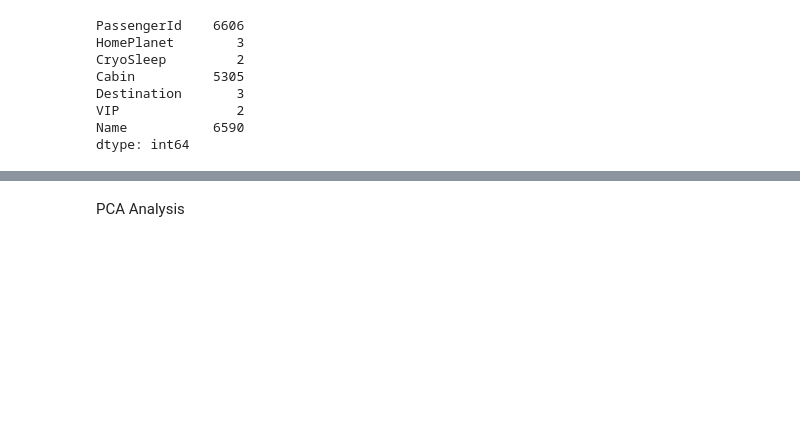
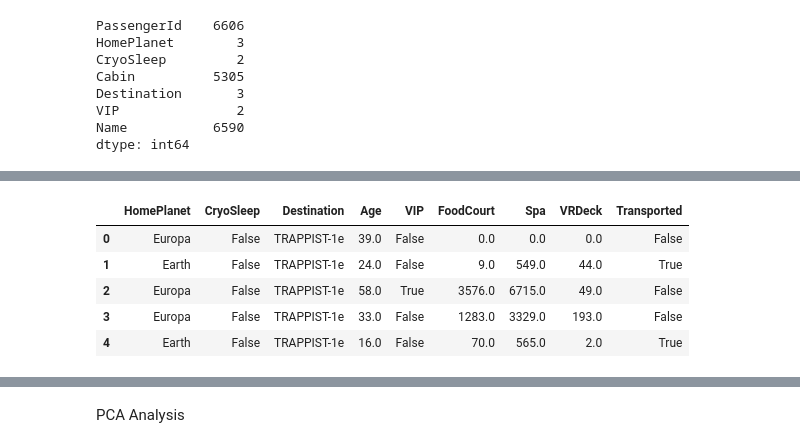
Before and after one commit to pkingGMU/spaceship-titanic, a Jupyter notebook: spaceship_titanic.ipynb, the cells around one changed output, grey strips where cells are left out. Cells and saved outputs as stored; diff of their text form; code cells hidden in the pictures; blank space fills up the shorter version.

```diff
--- a/spaceship_titanic.ipynb
+++ b/spaceship_titanic.ipynb
@@ -114,0 +203,9 @@ dtype: object
+# %%
+clustering_raw.head()
+# %% [output]
+|  | HomePlanet | CryoSleep | Destination | Age | VIP | FoodCourt | Spa | VRDeck | Transported |
+| 0 | Europa | False | TRAPPIST-1e | 39.0 | False | 0.0 | 0.0 | 0.0 | False |
+| 1 | Earth | False | TRAPPIST-1e | 24.0 | False | 9.0 | 549.0 | 44.0 | True |
+| 2 | Europa | False | TRAPPIST-1e | 58.0 | True | 3576.0 | 6715.0 | 49.0 | False |
+| 3 | Europa | False | TRAPPIST-1e | 33.0 | False | 1283.0 | 3329.0 | 193.0 | False |
+| 4 | Earth | False | TRAPPIST-1e | 16.0 | False | 70.0 | 565.0 | 2.0 | True |
```
Also changed, not shown: parts of 25 cells of this notebook.
